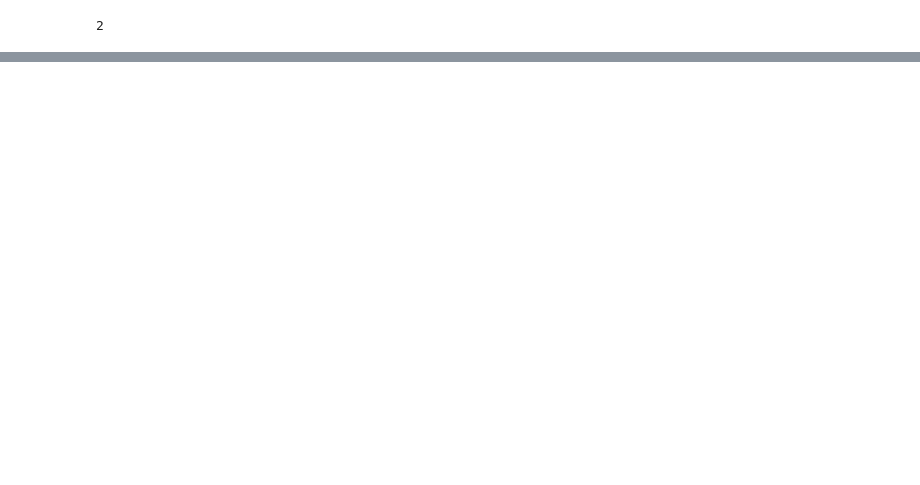
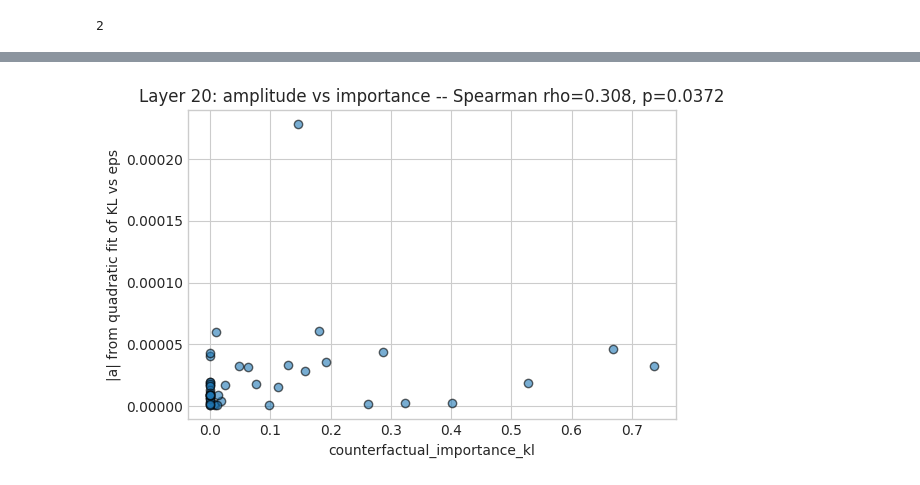
Before and after one commit to cutterdawes/SteeringThoughtAnchors, a Jupyter notebook: notebooks/experiment_3aii_anchor_perturbation.ipynb, the cells around one changed output, grey strips where cells are left out. Drawn from its saved outputs; the diff is of its cells as text; code cells hidden in the pictures; blank space fills up the shorter version.

```diff
--- a/notebooks/experiment_3aii_anchor_perturbation.ipynb
+++ b/notebooks/experiment_3aii_anchor_perturbation.ipynb
@@ -407,0 +421,87 @@ for L in selected_layers:
+# %%
+# Fit each KL curve (y vs eps) to a quadratic and plot amplitude vs counterfactual_importance_kl
+import numpy as np
+import matplotlib.pyplot as plt
+from matplotlib.cm import viridis
+# Use SciPy spearman if present; fallback to rank+pearson
+try:
+    from scipy.stats import spearmanr
+    _have_scipy = True
+except Exception:
+    _have_scipy = False
+# We'll treat amplitude as the absolute quadratic coefficient |a| from y(eps)=a*eps^2 + b*eps + c
+eps_floats = np.array([float(e) for e in epsilons])
+for L in selected_layers:
+    curves = chunk_curves.get(L, [])
+    if not curves:
+        print(f'Layer {L}: no chunk curves found')
+        continue
+    amplitudes = []  # |a| values
+    importances = []
+    for c in curves:
+        ys = np.array(c.get('ys', []), dtype=float)
+        # Align lengths (use min length)
+        if ys.size == 0:
+            continue
+        n = min(len(eps_floats), len(ys))
+        x = eps_floats[:n]
+        y = ys[:n]
+        # Require at least 3 points to fit a quadratic
+        if len(x) < 3 or np.all(np.isnan(y)):
+            continue
+        # Robustly fit degree-2 polynomial
+        try:
+            coeffs = np.polyfit(x, y, 2)  # [a, b, c]
+            a = float(coeffs[0])
+            amp = float(np.abs(a))
+        except Exception:
+            amp = np.nan
+        if not np.isnan(amp):
+            amplitudes.append(amp)
+            importances.append(float(c.get('importance', 0.0)))
+    if len(amplitudes) == 0:
+        print(f'Layer {L}: no valid quadratic fits')
+        continue
+    x = np.array(importances)
+    y = np.array(amplitudes)
+    # Compute Spearman correlation between importance and amplitude
+    if _have_scipy:
+        try:
+            rho, pval = spearmanr(x, y)
+        except Exception:
+            rho, pval = np.nan, np.nan
+    else:
+        # fallback: rank + Pearson on ranks
+        def _ranks(arr):
+            order = np.argsort(arr)
+            ranks = np.empty_like(order, dtype=float)
+            ranks[order] = np.arange(len(arr), dtype=float)
+            return ranks
+        rx = _ranks(x)
+        ry = _ranks(y)
+        if np.nanstd(rx) == 0 or np.nanstd(ry) == 0:
+            rho, pval = np.nan, np.nan
+        else:
+            rho = float(np.corrcoef(rx, ry)[0,1])
+            pval = np.nan
+    # Plot amplitude vs importance (no colorbar)
+    fig, ax = plt.subplots(figsize=(6,4))
+    sc = ax.scatter(x, y, edgecolor='black', alpha=0.6)
+    ax.set_xlabel('counterfactual_importance_kl')
+    ax.set_ylabel('|a| from quadratic fit of KL vs eps')
+    title = f'Layer {L}: amplitude vs importance -- Spearman rho={np.nan if rho is None else float(rho):.3f}'
+    if not np.isnan(pval):
+        title += f', p={float(pval):.3g}'
+    ax.set_title(title)
+    # Optional linear guide for visualization
+    # try:
+    #     m, b = np.polyfit(x, y, 1)
+    #     xs = np.linspace(x.min(), x.max(), 100)
+    #     ax.plot(xs, m*xs + b, color='gray', linestyle='--', linewidth=1)
+    # except Exception:
+    #     pass
+    plt.tight_layout()
+    plt.show()
+    print(f'Layer {L}: n_points={len(x)}, spearman_rho={rho}, pval={pval}')
+# %% [output]
+[figure, added]
```
Also changed, not shown: parts of 6 cells of this notebook, 4 other files.
